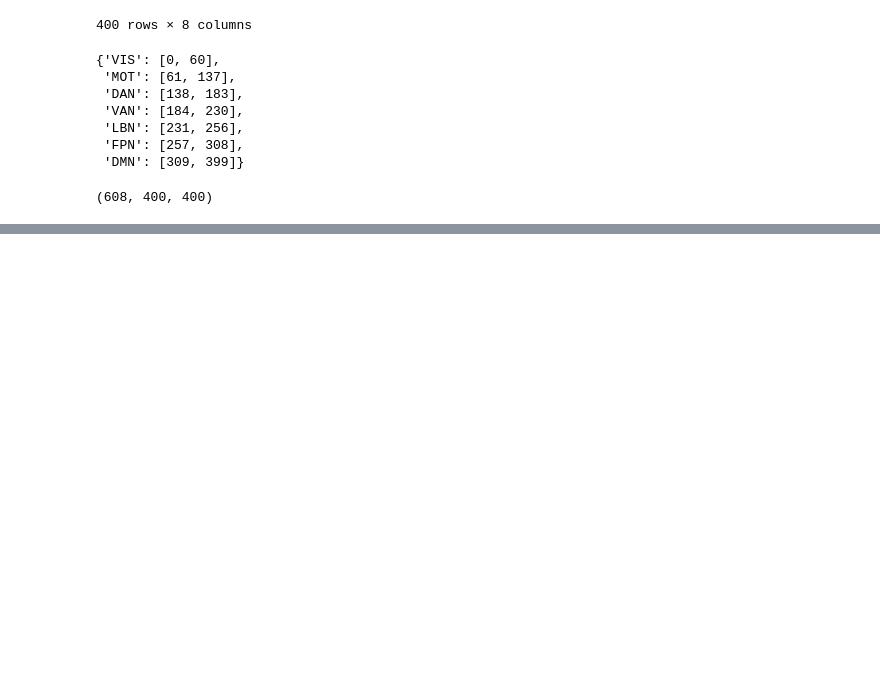
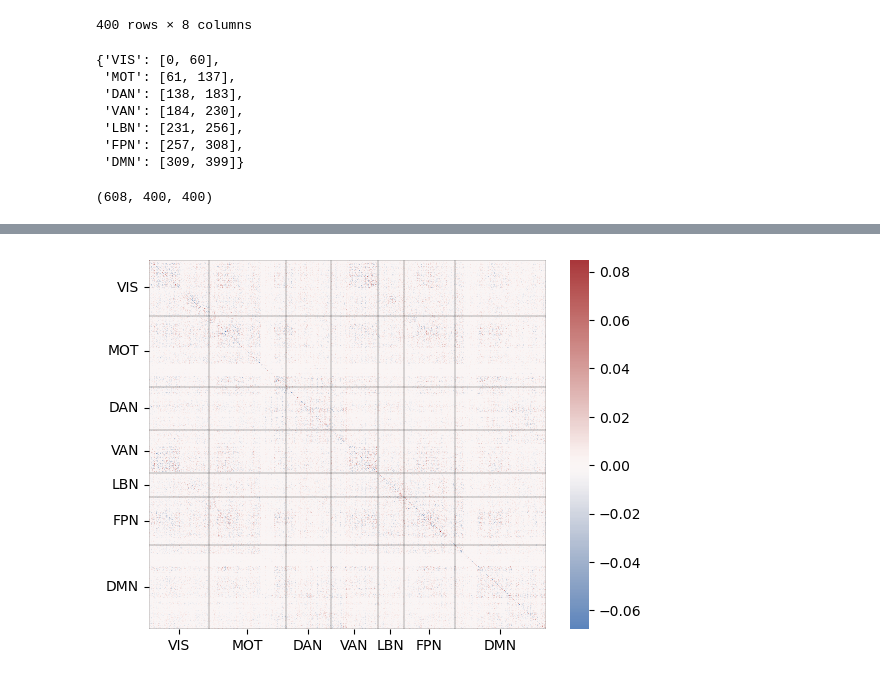
Before and after one commit to C-Achard/MIPLab-TeamCEE-DeepLearningforBiomed, a Jupyter notebook: notebooks/interpretability.ipynb, the cells around one changed output, grey strips where cells are left out. Drawn from its saved outputs; the diff is of its cells as text; code cells hidden in the pictures; blank space fills up the shorter version.

```diff
--- a/notebooks/interpretability.ipynb
+++ b/notebooks/interpretability.ipynb
@@ -107,0 +122,14 @@ Text(0.5, 1.0, 'Attention weights per brain network')
+# %%
+lw = 0.5
+alpha = 0.2
+plot = attributions[0]
+sns.heatmap(plot.mean(axis=0), cmap=attributions_cmap, center=0)
+plt.xticks(ticks=xticks, labels=xticklabels, rotation=0)
+plt.yticks(ticks=yticks, labels=yticklabels, rotation=0)
+for v in networks_ids_for_plot.values():
+    plt.axvline(v[0], color="black", linewidth=lw, alpha=alpha)
+    plt.axhline(v[0], color="black", linewidth=lw, alpha=alpha)
+    plt.axvline(v[1], color="black", linewidth=lw, alpha=alpha)
+    plt.axhline(v[1], color="black", linewidth=lw, alpha=alpha)
+# %% [output]
+[figure, added]
```
Also changed, not shown: parts of 11 cells of this notebook, 3 other files.
